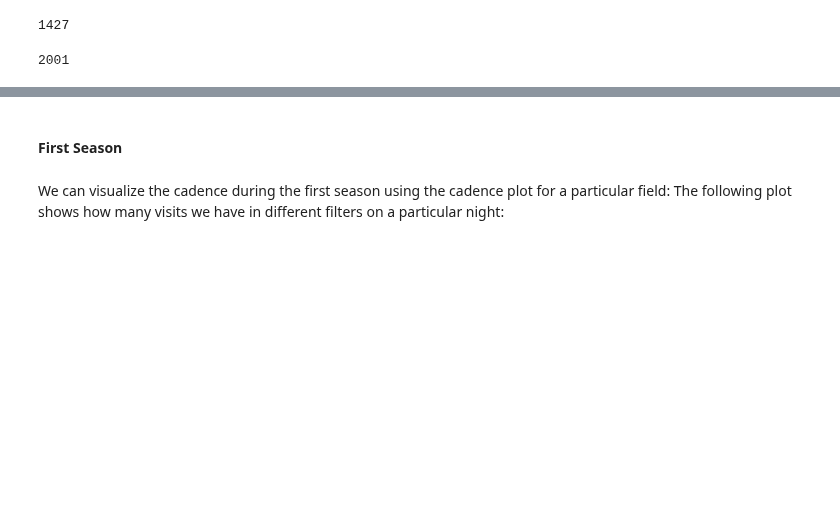
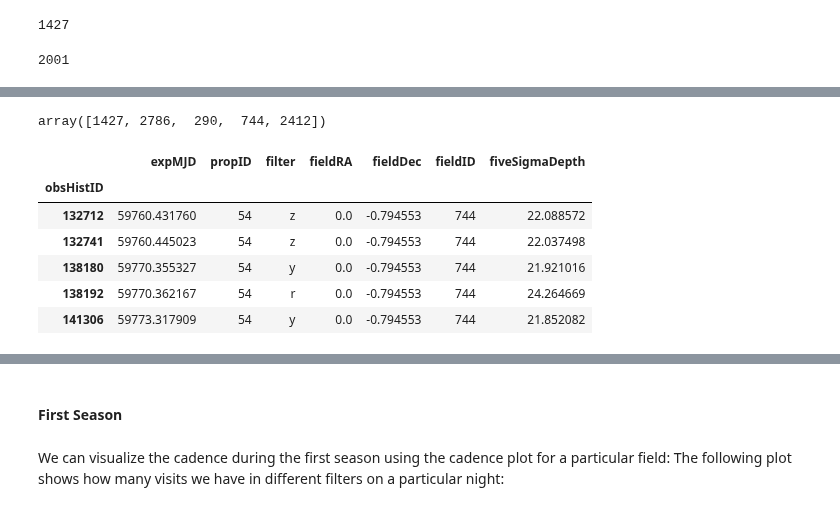
Before and after one commit to LSSTDESC/OpSimSummary, a Jupyter notebook: example/ExploringOpSimOutputs.ipynb, the cells around one changed output, grey strips where cells are left out. Saved outputs shown, nothing was run; the diff lists cells and outputs as text; code cells hidden in the pictures; blank space fills up the shorter version.

```diff
--- a/example/ExploringOpSimOutputs.ipynb
+++ b/example/ExploringOpSimOutputs.ipynb
@@ -182,0 +250,16 @@ print fieldIDFromRADec
+# %%
+DDF_fieldIDs
+# %% [output]
+array([1427, 2786,  290,  744, 2412])
+# %%
+selectedFields = OpSim_combined.query('fieldID in @DDF_fieldIDs')[['expMJD', 'propID', 'filter', 'fieldRA', 'fieldDec', 'fieldID', 'fiveSigmaDepth']]#.head()
+# %%
+selectedFields.head()
+# %% [output]
+|  | expMJD | propID | filter | fieldRA | fieldDec | fieldID | fiveSigmaDepth |
+| obsHistID |  |  |  |  |  |  |  |
+| 132712 | 59760.431760 | 54 | z | 0.0 | -0.794553 | 744 | 22.088572 |
+| 132741 | 59760.445023 | 54 | z | 0.0 | -0.794553 | 744 | 22.037498 |
+| 138180 | 59770.355327 | 54 | y | 0.0 | -0.794553 | 744 | 21.921016 |
+| 138192 | 59770.362167 | 54 | r | 0.0 | -0.794553 | 744 | 24.264669 |
+| 141306 | 59773.317909 | 54 | y | 0.0 | -0.794553 | 744 | 21.852082 |
```
Also changed, not shown: parts of 22 cells of this notebook, 1 other file.
